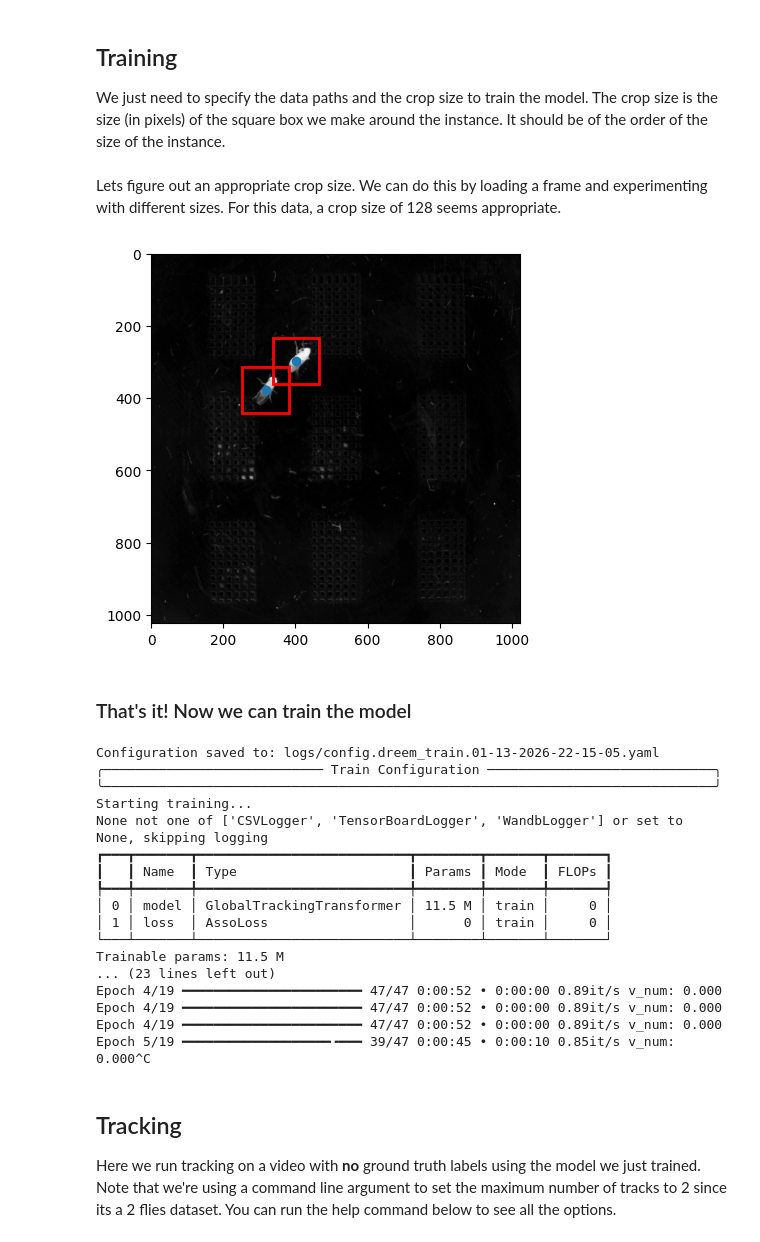
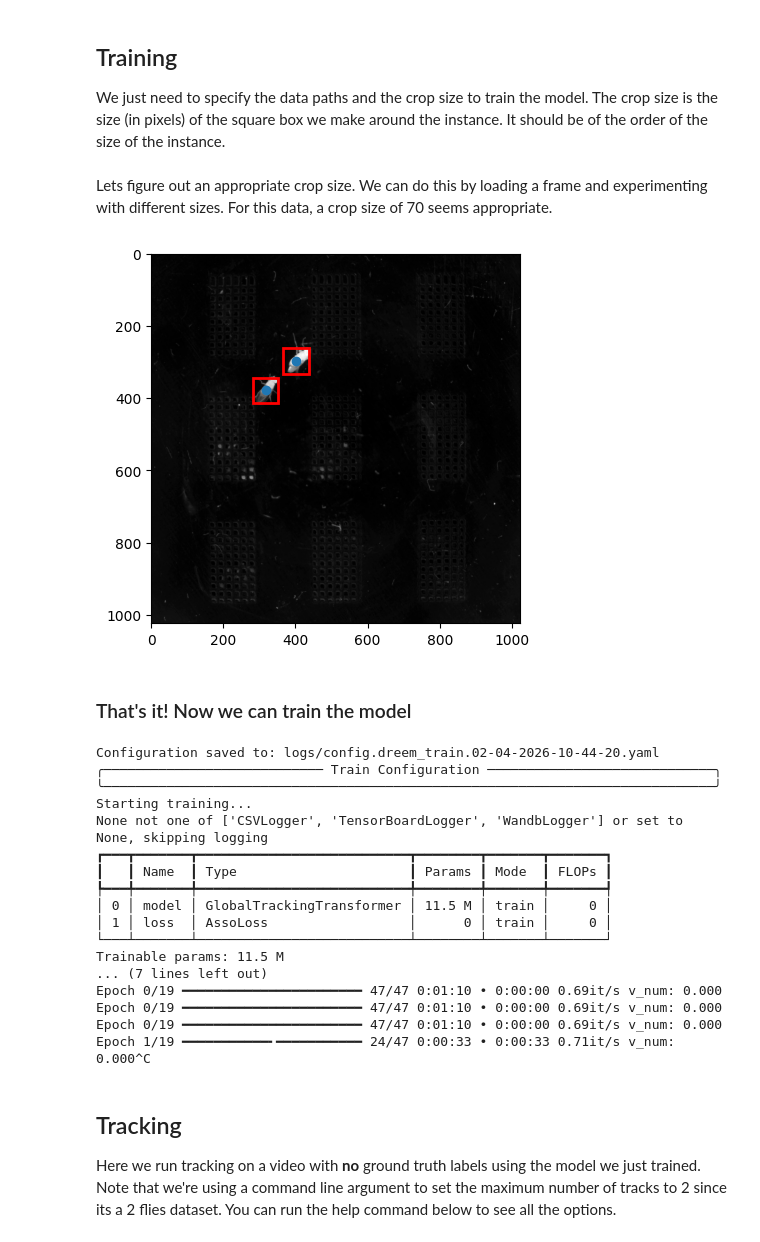
Before and after one commit to talmolab/dreem, a Jupyter notebook: examples/dreem-demo.ipynb, the cells around one changed output. Saved outputs shown, nothing was run; the diff lists cells and outputs as text; code cells hidden in the pictures.

Commit message:
- several changes to tutorials; updated to use new cli, removed configs, simplified - changes to docs website landing pages

```diff
--- a/examples/dreem-demo.ipynb
+++ b/examples/dreem-demo.ipynb
@@ -58,35 +69,37 @@ Using device:  mps
 
 We just need to specify the data paths and the crop size to train the model. The crop size is the size (in pixels) of the square box we make around the instance. It should be of the order of the size of the instance.
 # %% [markdown]
-Lets figure out an appropriate crop size. We can do this by loading a frame and experimenting with different sizes. For this data, a crop size of 128 seems appropriate.
+Lets figure out an appropriate crop size. We can do this by loading a frame and experimenting with different sizes. For this data, a crop size of 70 seems appropriate.
 # %%
-crop_size = 128  # Adjust this to see what the bounding box looks like
+crop_size = 70  # Adjust this to see what the bounding box looks like
 # %%
 slp_files = glob.glob("./data/train/*.slp")
 video_files = glob.glob("./data/train/*.mp4")
 labels = sio.load_slp(slp_files[0])
 video = imageio.get_reader(video_files[0])
 frame = video.get_data(0)
 centers = []
 for instance in labels[0].instances:
     centers.append(np.nanmean(instance.numpy(), axis=0))
 centers = np.array(centers)
 plt.imshow(frame)
 plt.scatter(centers[:, 0], centers[:, 1])
-# Draw a square box centered at each centroid with a given crop size (e.g., 128)
+# Draw a square box centered at each centroid with a given crop size (e.g., 70)
 for cx, cy in centers:
     top_left = (int(cx - crop_size // 2), int(cy - crop_size // 2))
-    rect = plt.Rectangle(top_left, crop_size, crop_size, linewidth=2, edgecolor='red', facecolor='none')
+    rect = plt.Rectangle(
+        top_left, crop_size, crop_size, linewidth=2, edgecolor="red", facecolor="none"
+    )
     plt.gca().add_patch(rect)
 plt.show()
 # %% [output]
-[figure, old version]
+[figure, new version]
 # %% [markdown]
 ### That's it! Now we can train the model
 # %%
 !dreem train ./data/train --val-dir ./data/val --crop-size {crop_size}
 # %% [output]
-Configuration saved to: logs/config.dreem_train.01-13-2026-22-15-05.yaml
+Configuration saved to: logs/config.dreem_train.02-04-2026-10-44-20.yaml
 ╭──────────────────────────── Train Configuration ─────────────────────────────╮
 ╰──────────────────────────────────────────────────────────────────────────────╯
 Starting training...
@@ -98,11 +111,11 @@ None not one of ['CSVLogger', 'TensorBoardLogger', 'WandbLogger'] or set to None
 │ 1 │ loss  │ AssoLoss                  │      0 │ train │     0 │
 └───┴───────┴───────────────────────────┴────────┴───────┴───────┘
 Trainable params: 11.5 M
-... (23 lines left out)
-Epoch 4/19 ━━━━━━━━━━━━━━━━━━━━━━━ 47/47 0:00:52 • 0:00:00 0.89it/s v_num: 0.000
-Epoch 4/19 ━━━━━━━━━━━━━━━━━━━━━━━ 47/47 0:00:52 • 0:00:00 0.89it/s v_num: 0.000
-Epoch 4/19 ━━━━━━━━━━━━━━━━━━━━━━━ 47/47 0:00:52 • 0:00:00 0.89it/s v_num: 0.000
-Epoch 5/19 ━━━━━━━━━━━━━━━━━━━╺━━━ 39/47 0:00:45 • 0:00:10 0.85it/s v_num: 0.000^C
+... (7 lines left out)
+Epoch 0/19 ━━━━━━━━━━━━━━━━━━━━━━━ 47/47 0:01:10 • 0:00:00 0.69it/s v_num: 0.000
+Epoch 0/19 ━━━━━━━━━━━━━━━━━━━━━━━ 47/47 0:01:10 • 0:00:00 0.69it/s v_num: 0.000
+Epoch 0/19 ━━━━━━━━━━━━━━━━━━━━━━━ 47/47 0:01:10 • 0:00:00 0.69it/s v_num: 0.000
+Epoch 1/19 ━━━━━━━━━━━╸━━━━━━━━━━━ 24/47 0:00:33 • 0:00:33 0.71it/s v_num: 0.000^C
 # %% [markdown]
 ## Tracking
 Here we run tracking on a video with **no** ground truth labels using the model we just trained. Note that we're using a command line argument to set the maximum number of tracks to 2 since its a 2 flies dataset. You can run the help command below to see all the options.
```
Also changed, not shown: parts of 23 cells of this notebook, 15 other files.
